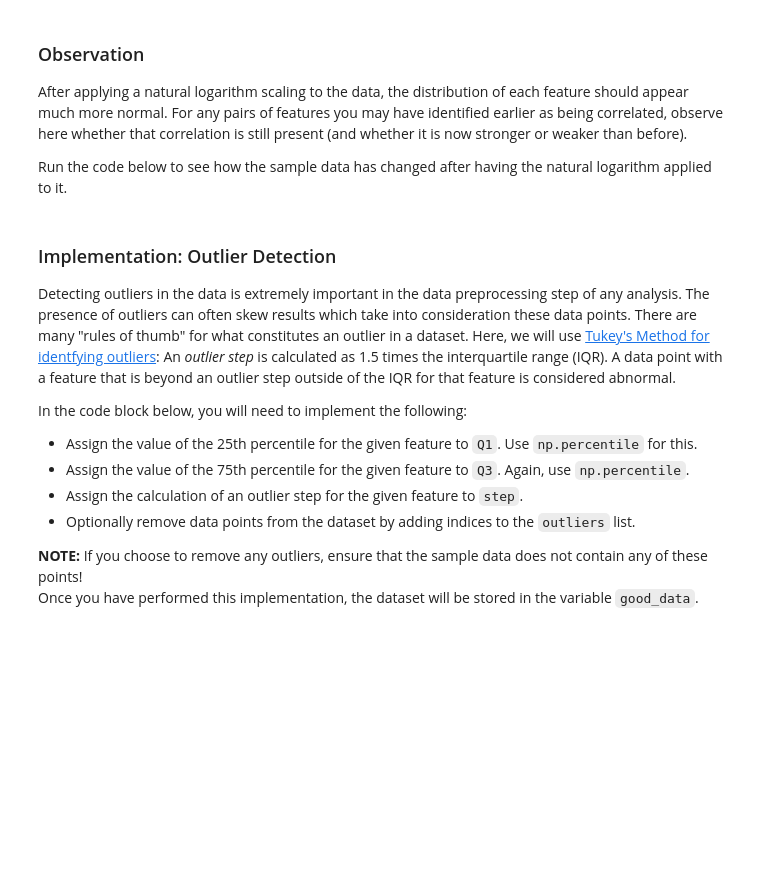
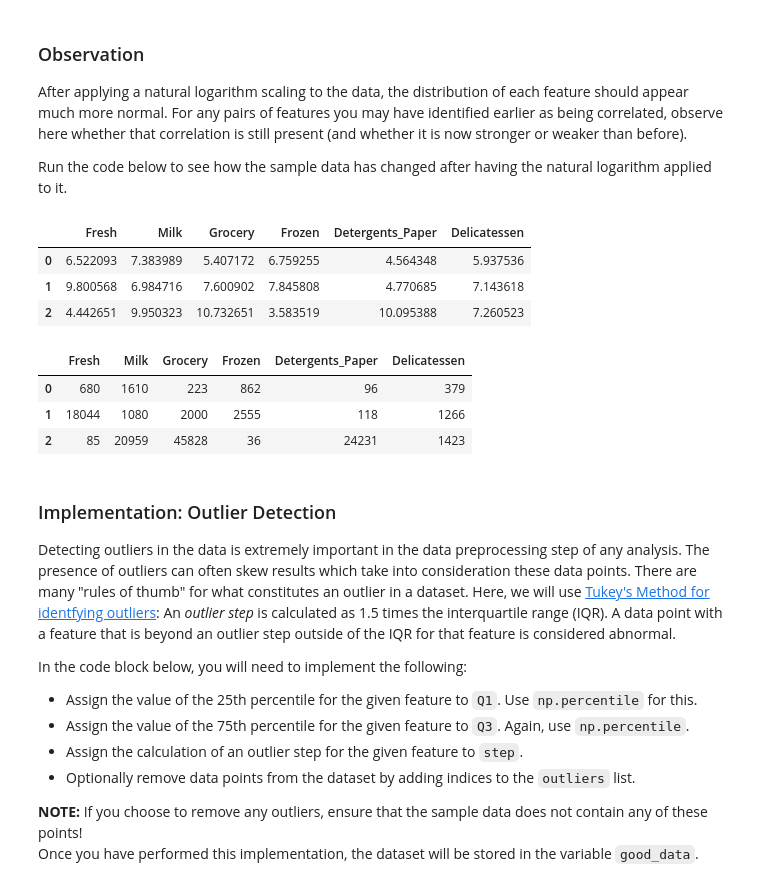
Before and after one commit to ThadeuLuz/machine-learning-udacity, a Jupyter notebook: customer_segments/customer_segments.ipynb, the cells around one changed output. Saved outputs shown, nothing was run; the diff lists cells and outputs as text; code cells hidden in the pictures; blank space fills up the shorter version.

```diff
--- a/customer_segments/customer_segments.ipynb
+++ b/customer_segments/customer_segments.ipynb
@@ -181,6 +181,16 @@ Run the code below to see how the sample data has changed after having the natur
 # %%
 # Display the log-transformed sample data
 display(log_samples)
+display(samples) # just to compare
+# %% [output]
+|  | Fresh | Milk | Grocery | Frozen | Detergents_Paper | Delicatessen |
+| 0 | 6.522093 | 7.383989 | 5.407172 | 6.759255 | 4.564348 | 5.937536 |
+| 1 | 9.800568 | 6.984716 | 7.600902 | 7.845808 | 4.770685 | 7.143618 |
+| 2 | 4.442651 | 9.950323 | 10.732651 | 3.583519 | 10.095388 | 7.260523 |
+|  | Fresh | Milk | Grocery | Frozen | Detergents_Paper | Delicatessen |
+| 0 | 680 | 1610 | 223 | 862 | 96 | 379 |
+| 1 | 18044 | 1080 | 2000 | 2555 | 118 | 1266 |
+| 2 | 85 | 20959 | 45828 | 36 | 24231 | 1423 |
 # %% [markdown]
 ### Implementation: Outlier Detection
 Detecting outliers in the data is extremely important in the data preprocessing step of any analysis. The presence of outliers can often skew results which take into consideration these data points. There are many "rules of thumb" for what constitutes an outlier in a dataset. Here, we will use [Tukey's Method for identfying outliers](http://datapigtechnologies.com/blog/index.php/highlighting-outliers-in-your-data-with-the-tukey-method/): An *outlier step* is calculated as 1.5 times the interquartile range (IQR). A data point with a feature that is beyond an outlier step outside of the IQR for that feature is considered abnormal.
```
Also changed, not shown: parts of 11 cells of this notebook, 2 other files.
